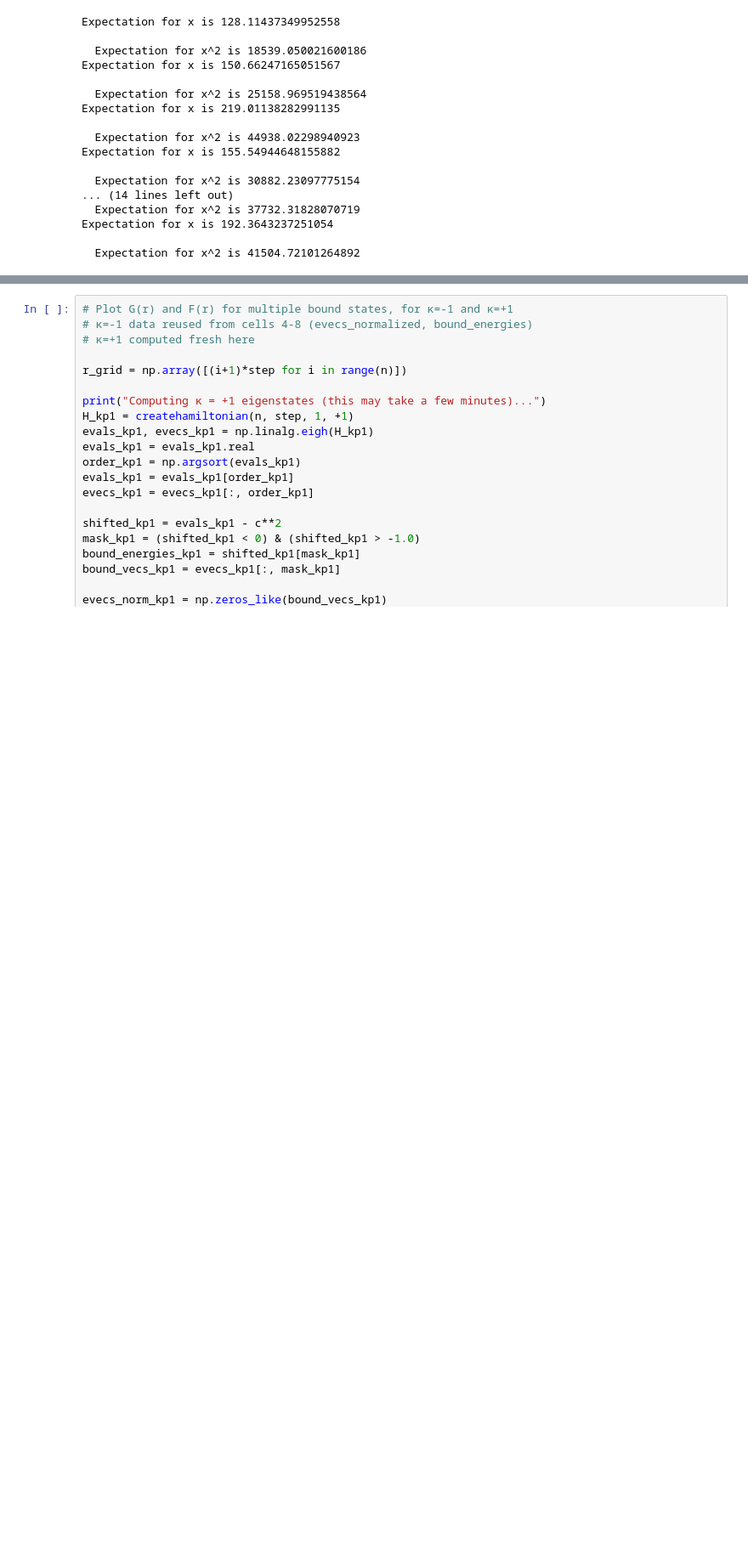
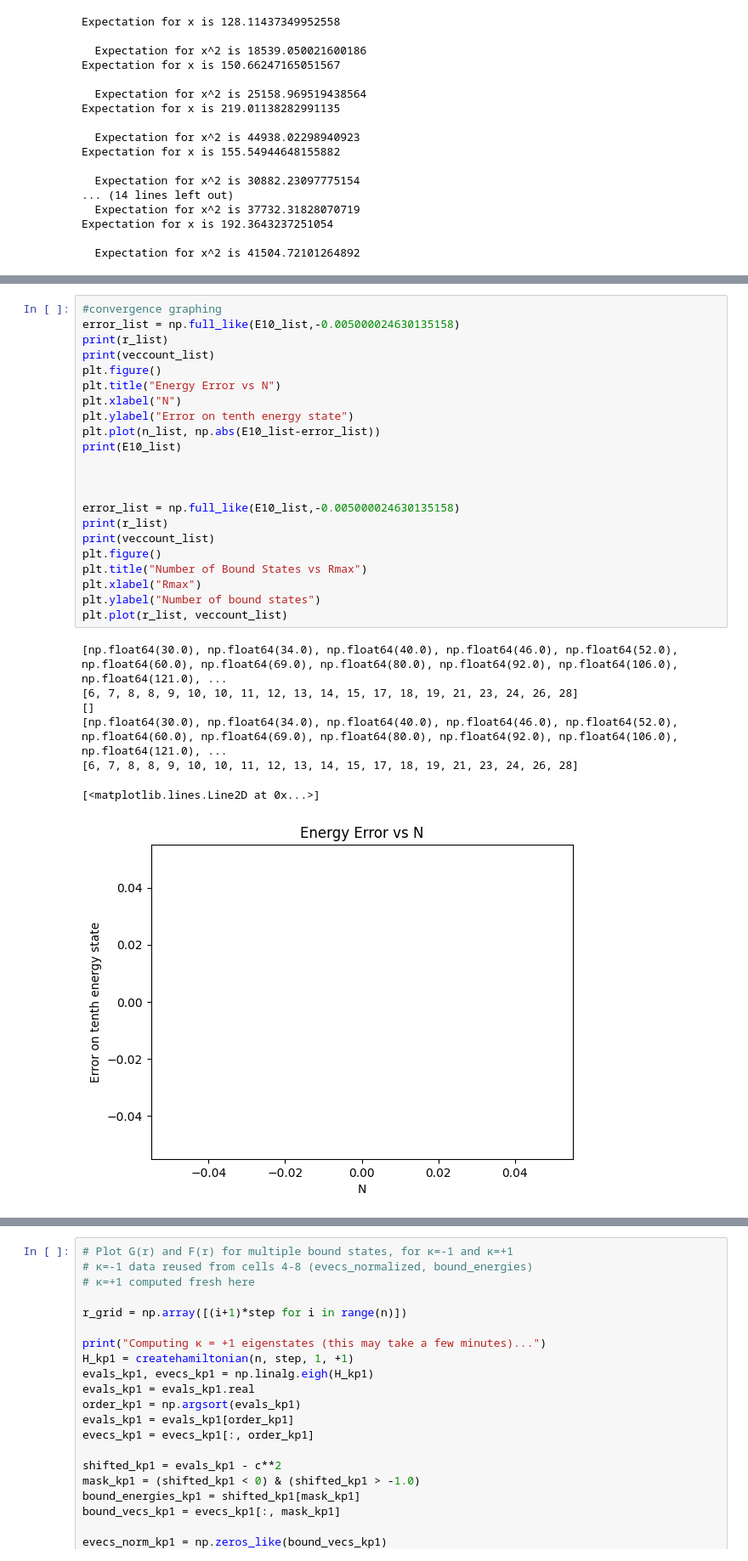
Before and after one commit to ivanj0se/stevebbg, a Jupyter notebook: Project5-2-fixed.ipynb, the cells around one changed output, grey strips where cells are left out. Shown at 85% size. Cells and saved outputs as stored; diff of their text form; blank space fills up the shorter version.

```diff
--- a/Project5-2-fixed.ipynb
+++ b/Project5-2-fixed.ipynb
@@ -304,0 +401,30 @@ Expectation for x is 192.3643237251054
+# %%
+#convergence graphing
+error_list = np.full_like(E10_list,-0.005000024630135158)
+print(r_list)
+print(veccount_list)
+plt.figure()
+plt.title("Energy Error vs N")
+plt.xlabel("N")
+plt.ylabel("Error on tenth energy state")
+plt.plot(n_list, np.abs(E10_list-error_list))
+print(E10_list)
+
+
+
+error_list = np.full_like(E10_list,-0.005000024630135158)
+print(r_list)
+print(veccount_list)
+plt.figure()
+plt.title("Number of Bound States vs Rmax")
+plt.xlabel("Rmax")
+plt.ylabel("Number of bound states")
+plt.plot(r_list, veccount_list)
+# %% [output]
+[np.float64(30.0), np.float64(34.0), np.float64(40.0), np.float64(46.0), np.float64(52.0), np.float64(60.0), np.float64(69.0), np.float64(80.0), np.float64(92.0), np.float64(106.0), np.float64(121.0), ...
+[6, 7, 8, 8, 9, 10, 10, 11, 12, 13, 14, 15, 17, 18, 19, 21, 23, 24, 26, 28]
+[]
+[np.float64(30.0), np.float64(34.0), np.float64(40.0), np.float64(46.0), np.float64(52.0), np.float64(60.0), np.float64(69.0), np.float64(80.0), np.float64(92.0), np.float64(106.0), np.float64(121.0), ...
+[6, 7, 8, 8, 9, 10, 10, 11, 12, 13, 14, 15, 17, 18, 19, 21, 23, 24, 26, 28]
+[<matplotlib.lines.Line2D at 0x...>]
+[figure, added]
```
Also changed, not shown: parts of 8 cells of this notebook.
